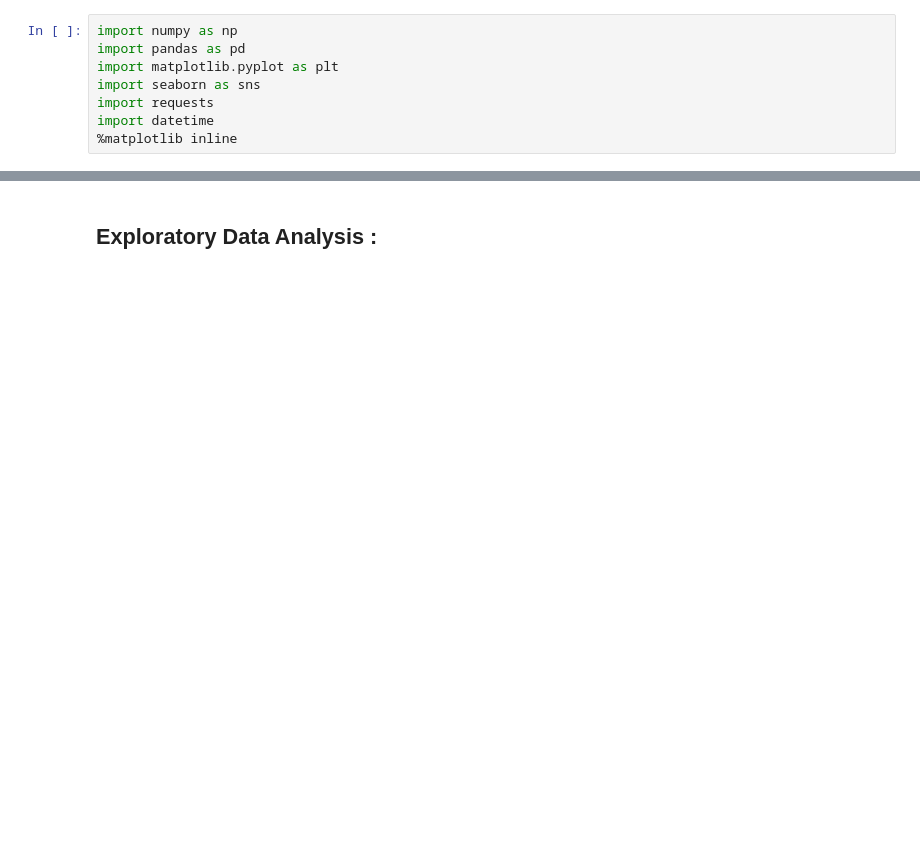
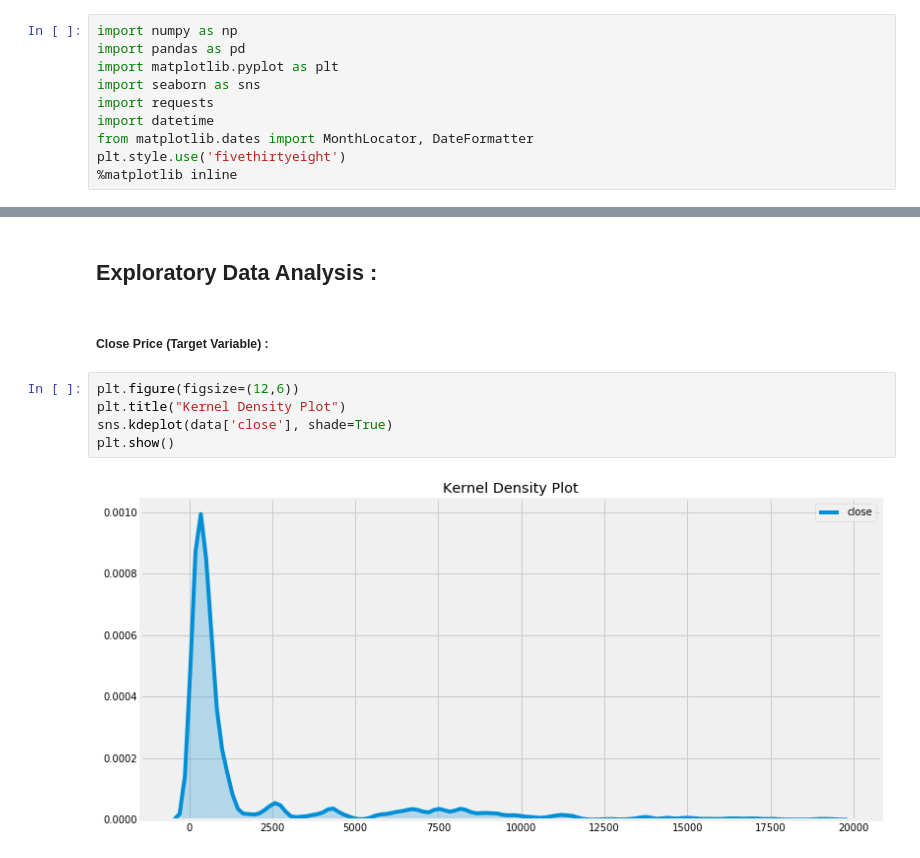
Before and after one commit to Prakhar-FF13/Bitcoin-Prediction, a Jupyter notebook: Bitcoin Price Prediction.ipynb, the cells around one changed output, grey strips where cells are left out. Drawn from its saved outputs; the diff is of its cells as text; blank space fills up the shorter version.

```diff
--- a/Bitcoin Price Prediction.ipynb
+++ b/Bitcoin Price Prediction.ipynb
@@ -38,6 +38,8 @@ import matplotlib.pyplot as plt
 import seaborn as sns
 import requests
 import datetime
+from matplotlib.dates import MonthLocator, DateFormatter
+plt.style.use('fivethirtyeight')
 %matplotlib inline
 # %% [markdown]
 ## Getting the dataset using the API :
@@ -96,2 +98,11 @@ data.tail()
 # %% [markdown]
 ## Exploratory Data Analysis :
+# %% [markdown]
+##### Close Price (Target Variable) :
+# %%
+plt.figure(figsize=(12,6))
+plt.title("Kernel Density Plot")
+sns.kdeplot(data['close'], shade=True)
+plt.show()
+# %% [output]
+[figure, added]
```
Also changed, not shown: parts of 28 cells of this notebook.
